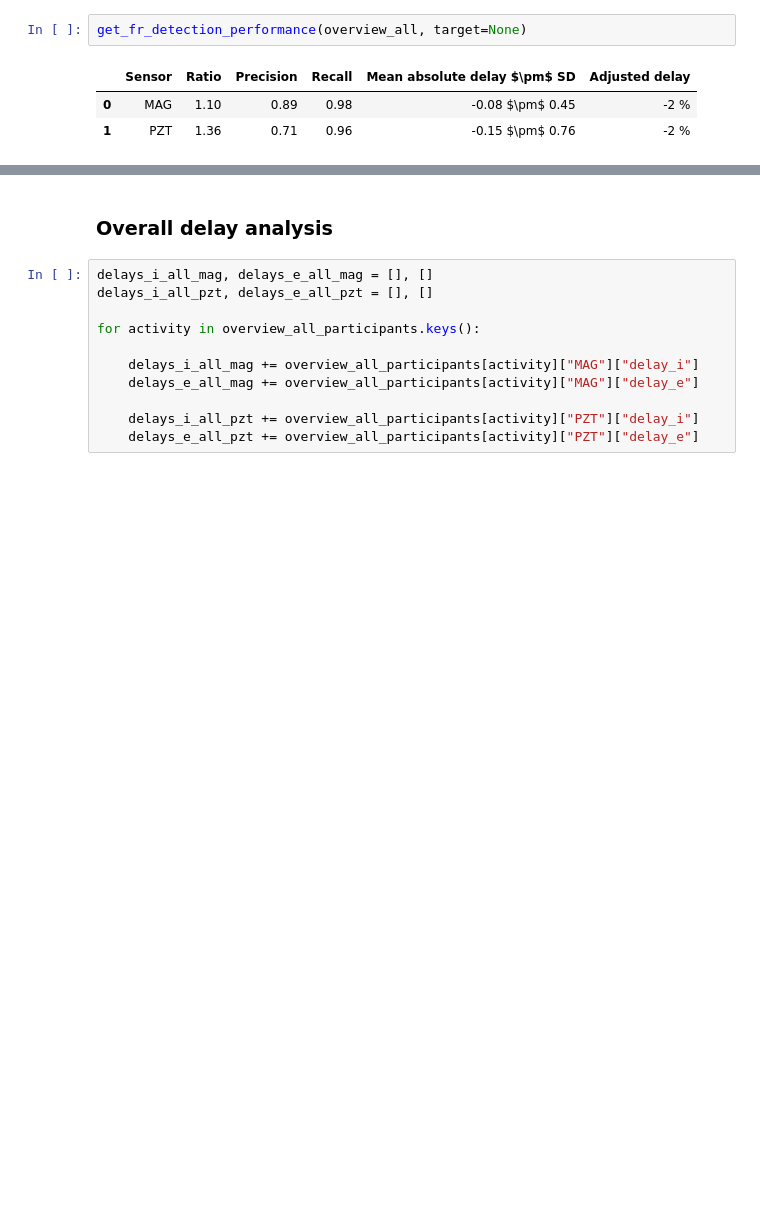
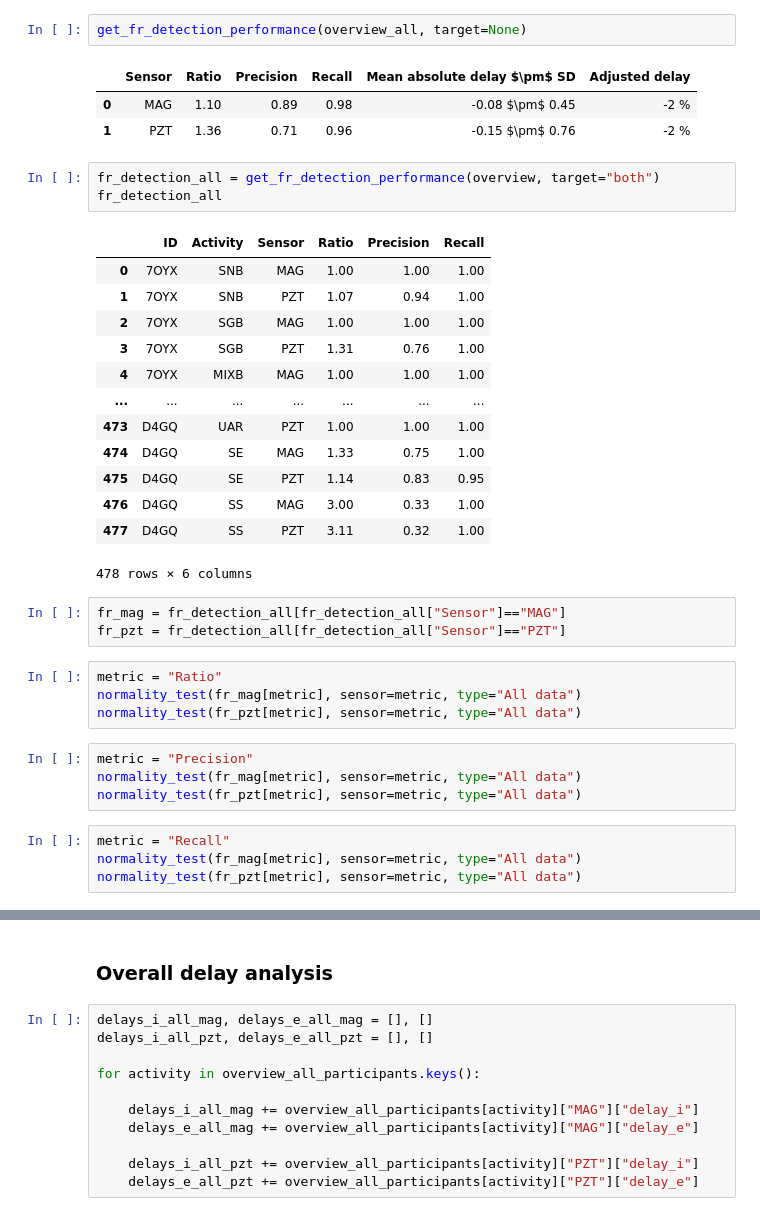
Before and after one commit to anascacais/analysis-RESP-data, a Jupyter notebook: fr_analysis.ipynb, the cells around one changed output, grey strips where cells are left out. Cells and saved outputs as stored; diff of their text form; blank space fills up the shorter version.

```diff
--- a/fr_analysis.ipynb
+++ b/fr_analysis.ipynb
@@ -139,3 +140,35 @@ get_fr_detection_performance(overview_all, target=None)
 |  | Sensor | Ratio | Precision | Recall | Mean absolute delay $\pm$ SD | Adjusted delay |
 | 0 | MAG | 1.10 | 0.89 | 0.98 | -0.08 $\pm$ 0.45 | -2 % |
 | 1 | PZT | 1.36 | 0.71 | 0.96 | -0.15 $\pm$ 0.76 | -2 % |
+# %%
+fr_detection_all = get_fr_detection_performance(overview, target="both")
+fr_detection_all
+# %% [output]
+|  | ID | Activity | Sensor | Ratio | Precision | Recall |
+| 0 | 7OYX | SNB | MAG | 1.00 | 1.00 | 1.00 |
+| 1 | 7OYX | SNB | PZT | 1.07 | 0.94 | 1.00 |
+| 2 | 7OYX | SGB | MAG | 1.00 | 1.00 | 1.00 |
+| 3 | 7OYX | SGB | PZT | 1.31 | 0.76 | 1.00 |
+| 4 | 7OYX | MIXB | MAG | 1.00 | 1.00 | 1.00 |
+| ... | ... | ... | ... | ... | ... | ... |
+| 473 | D4GQ | UAR | PZT | 1.00 | 1.00 | 1.00 |
+| 474 | D4GQ | SE | MAG | 1.33 | 0.75 | 1.00 |
+| 475 | D4GQ | SE | PZT | 1.14 | 0.83 | 0.95 |
+| 476 | D4GQ | SS | MAG | 3.00 | 0.33 | 1.00 |
+| 477 | D4GQ | SS | PZT | 3.11 | 0.32 | 1.00 |
+478 rows × 6 columns
+# %%
+fr_mag = fr_detection_all[fr_detection_all["Sensor"]=="MAG"]
+fr_pzt = fr_detection_all[fr_detection_all["Sensor"]=="PZT"]
+# %%
+metric = "Ratio"
+normality_test(fr_mag[metric], sensor=metric, type="All data")
+normality_test(fr_pzt[metric], sensor=metric, type="All data")
+# %%
+metric = "Precision"
+normality_test(fr_mag[metric], sensor=metric, type="All data")
+normality_test(fr_pzt[metric], sensor=metric, type="All data")
+# %%
+metric = "Recall"
+normality_test(fr_mag[metric], sensor=metric, type="All data")
+normality_test(fr_pzt[metric], sensor=metric, type="All data")
```
Also changed, not shown: parts of 5 cells of this notebook, 6 other files.
